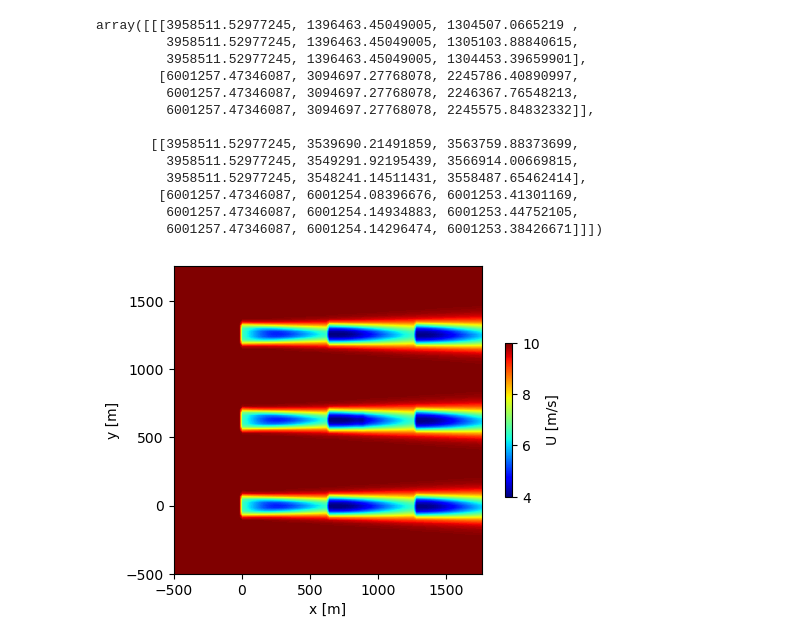
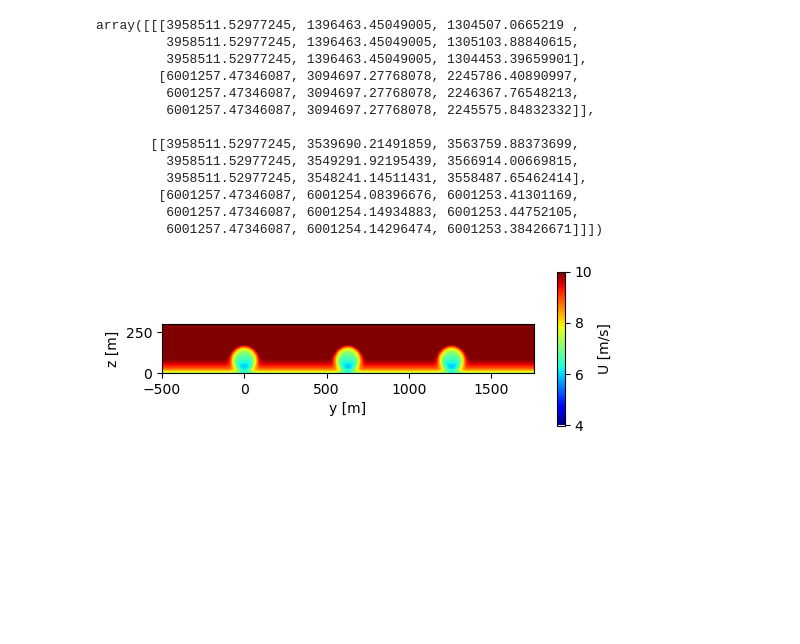
Before and after one commit to chrisosse/TouchWind_Optimization_Framework, a Jupyter notebook: wind_farm_test.ipynb, the cells around one changed output. Cells and saved outputs as stored; diff of their text form; code cells hidden in the pictures; blank space fills up the shorter version.

```diff
--- a/wind_farm_test.ipynb
+++ b/wind_farm_test.ipynb
@@ -431,12 +629,12 @@ array([[[3958511.52977245, 1396463.45049005, 1304507.0665219 ,
 # %%
 farm_config = farm_configs[case_names[0]]
 
 viz.plot_velocity_field(
     wakemodeling=wakemodeling,
     farm_config=farm_config,
     component='U',
-    plane='Z',
-    distance=90.,
+    plane='X',
+    distance=1,
 )
 # %% [output]
-[figure, old version]
+[figure, new version]
```
Also changed, not shown: parts of 8 cells of this notebook, 3 other files.
